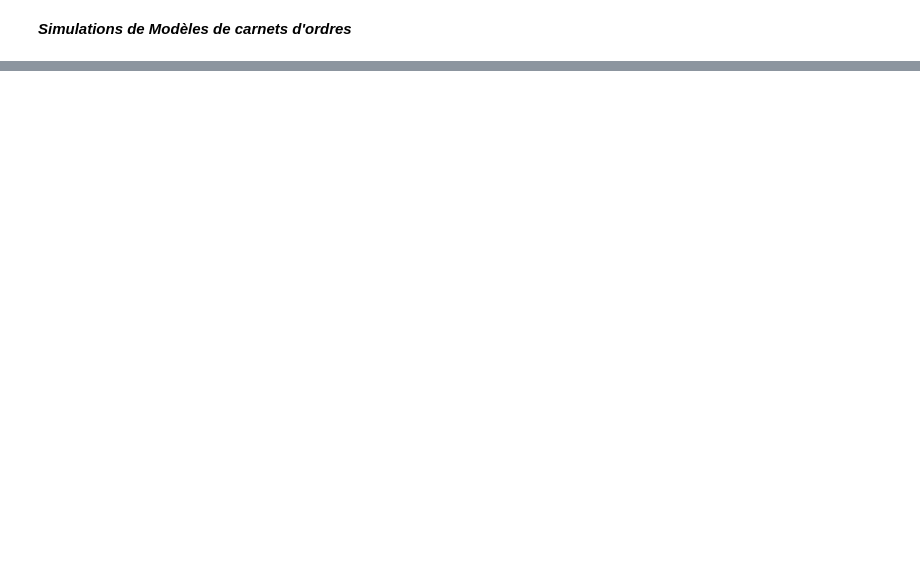
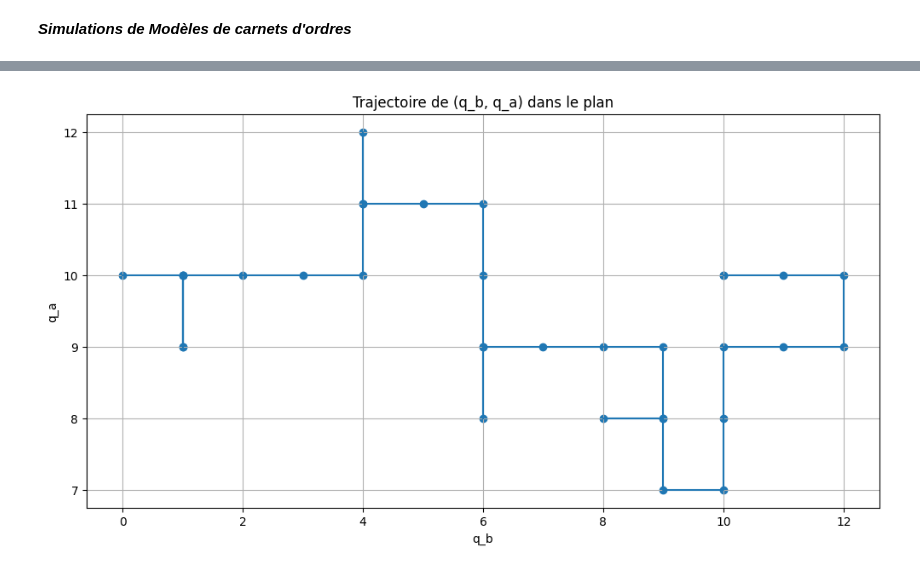
Before and after one commit to anassettahiri2004/Carnet-d-ordres-SNA, a Jupyter notebook: carnet_d_ordres.ipynb, the cells around one changed output, grey strips where cells are left out. Cells and saved outputs as stored; diff of their text form; code cells hidden in the pictures; blank space fills up the shorter version.

```diff
--- a/carnet_d_ordres.ipynb
+++ b/carnet_d_ordres.ipynb
@@ -117,0 +120,17 @@ Intervalle de confiance à 95% pour le temps moyen du processus 10,2,1.2 : [13.0
+# %%
+q_A = []
+q_B = []
+times = np.sort(times_a + times_b)
+for t in times:
+    q_A.append(q_a_values[times_a.index(t)] if t in times_a else q_A[-1])
+    q_B.append(q_b_values[times_b.index(t)] if t in times_b else q_B[-1])
+plt.figure(figsize=(12, 6))
+plt.scatter(q_B, q_A)
+plt.plot(q_B, q_A)
+plt.title('Trajectoire de (q_b, q_a) dans le plan')
+plt.xlabel('q_b')
+plt.ylabel('q_a')
+plt.grid()
+plt.show()
+# %% [output]
+[figure, added]
```
Also changed, not shown: parts of 3 cells of this notebook.
